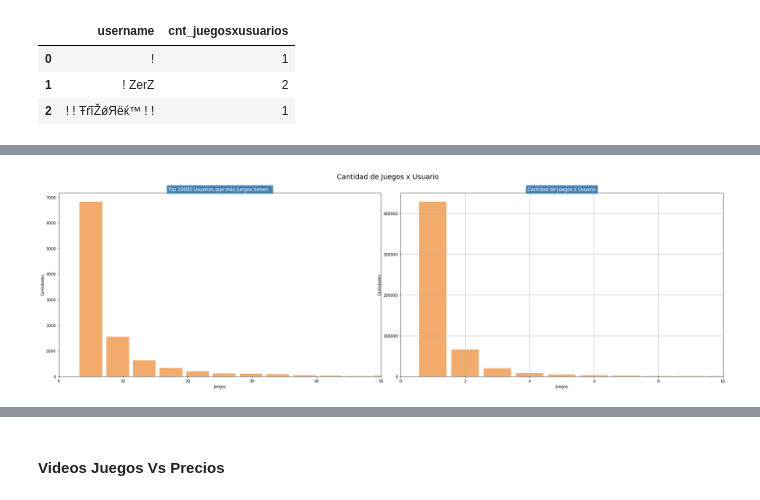
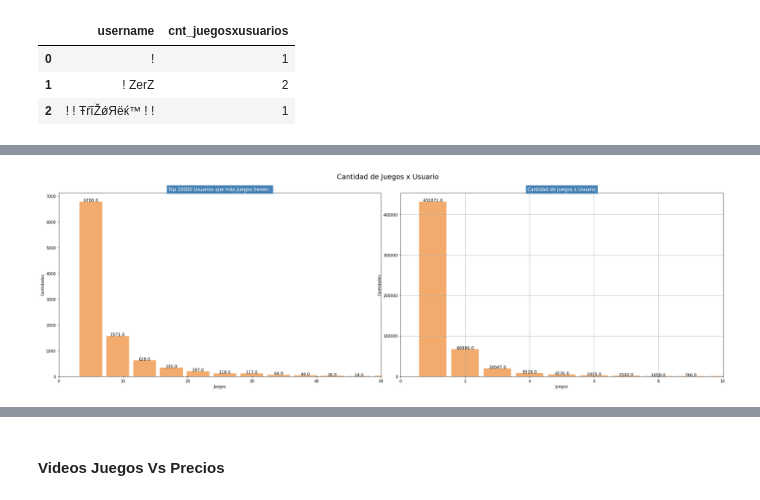
Before and after one commit to gonzalogperez/sistemas-recomendacion-steam, a Jupyter notebook: DS_Proyecto_03_SR.ipynb, the cells around one changed output, grey strips where cells are left out. Saved outputs shown, nothing was run; the diff lists cells and outputs as text; code cells hidden in the pictures.

```diff
--- a/DS_Proyecto_03_SR.ipynb
+++ b/DS_Proyecto_03_SR.ipynb
@@ -275,6 +327,8 @@ data2.sort_values(['cnt_juegosxusuarios'], ascending=False).head(10000).describe
 # %%
 data_top = data2.sort_values(['cnt_juegosxusuarios'], ascending=False).head(10000)
 # %%
+intervalos = range(min(data2.cnt_juegosxusuarios), max(data2.cnt_juegosxusuarios) + 2) #calculamos los extremos de los intervalos
+
 ## creamos la figura con subplots de 1 linea 2 columnas
 fig, axes = plt.subplots(1,2, figsize=(25, 8))
 fig.suptitle('Cantidad de Juegos x Usuario', fontsize=18)
@@ -287,35 +341,54 @@ plt.grid()
 axes[0].set_title("Top 10000 Usuarios que más Juegos tienen: ",fontsize = 12, color = "w", fontstretch=0, backgroundcolor="SteelBlue")
 axes[0].hist(x=data_top.cnt_juegosxusuarios, bins=50, color='#F2AB6D', rwidth=0.85, align='left')
 #axes.set_title("Todas los tipos: ",fontsize = 10, color = "w", fontstretch=0, backgroundcolor="SteelBlue")
 #plt.sca(axes[0, 1])
 #plt.sca(axes[0])
 plt.xticks(rotation=45)
 axes[0].set_xlabel("Juegos")
 axes[0].set_ylabel("Cantidades")
 axes[0].set_xlim([0,50]) ## limite en x, para acotar y quitar los outliers
 
+count=0
+for rect in axes[0].patches:
+    count +=1
+    if count < 12:
+#        # prints the quit message
+#        #print(quit)
+        axes[0].text (rect.get_x() + rect.get_width()  / 2,rect.get_height()+ 0.75,rect.get_height(),horizontalalignment='center', fontsize = 11)
+#    #print(count)
+#    quit()#
 #for rect in axes[0].patches:
-#axes[0].text (rect.get_x() + rect.get_width()  / 2,rect.get_height()+ 0.75,rect.get_height(),horizontalalignment='center', fontsize = 11)
+##    axes[0].text (rect.get_x() + rect.get_width()  / 2,rect.get_height()+ 0.75,rect.get_height(),horizontalalignment='center', fontsize = 11)
+#    axes[0].text (rect.get_x() + rect.get_width()  / 2,rect.get_height()+ 0.75,rect.get_height(),horizontalalignment='center', fontsize = 11)
+#    if rect.get_x() == 115.552:
+
+#    print("rect.get_x()", rect.get_x())
+#    print("rect.get_width()", rect.get_width())
+#    print("rect.get_height()", rect.get_height())
+
 
 #Grafico 1
 #sns.countplot(data = df, x = "pr", orient='v', ax=axes[1], order = df['property_type_2'].value_counts().index)
 #axes[1].set_title("Agrupados: ",fontsize = 10, color = "w", fontstretch=0, backgroundcolor="SteelBlue")
 #plt.sca(axes[1])
 #plt.xticks(rotation=45)
 #plt.grid()
 
 axes[1].set_title("Cantidad de Juegos x Usuario",fontsize = 12, color = "w", fontstretch=0, backgroundcolor="SteelBlue")
 axes[1].hist(x=data2.cnt_juegosxusuarios, bins=intervalos, color='#F2AB6D', rwidth=0.85, align='left')
 #plt.sca(axes[0, 1])
 #plt.sca(axes[0])
 plt.xticks(rotation=0)
 axes[1].set_xlabel("Juegos")
 axes[1].set_ylabel("Cantidades")
 axes[1].set_xlim([0,10]) ## limite en x, para acotar y quitar los outliers
 
-plot.show()
+count=0
+for rect in axes[1].patches:
+    count +=1
+    if count < 10:
+        axes[1].text (rect.get_x() + rect.get_width()  / 2,rect.get_height()+ 0.75,rect.get_height(),horizontalalignment='center', fontsize = 11)
 
-#for rect in axes[1].patches:
-#    axes[1].text (rect.get_x() + rect.get_width()  / 2,rect.get_height()+ 0.75,rect.get_height(),horizontalalignment='center', fontsize = 11)
+plt.show()
 # %% [output]
-[figure, old version]
+[figure, new version]
```
Also changed, not shown: parts of 17 cells of this notebook.
